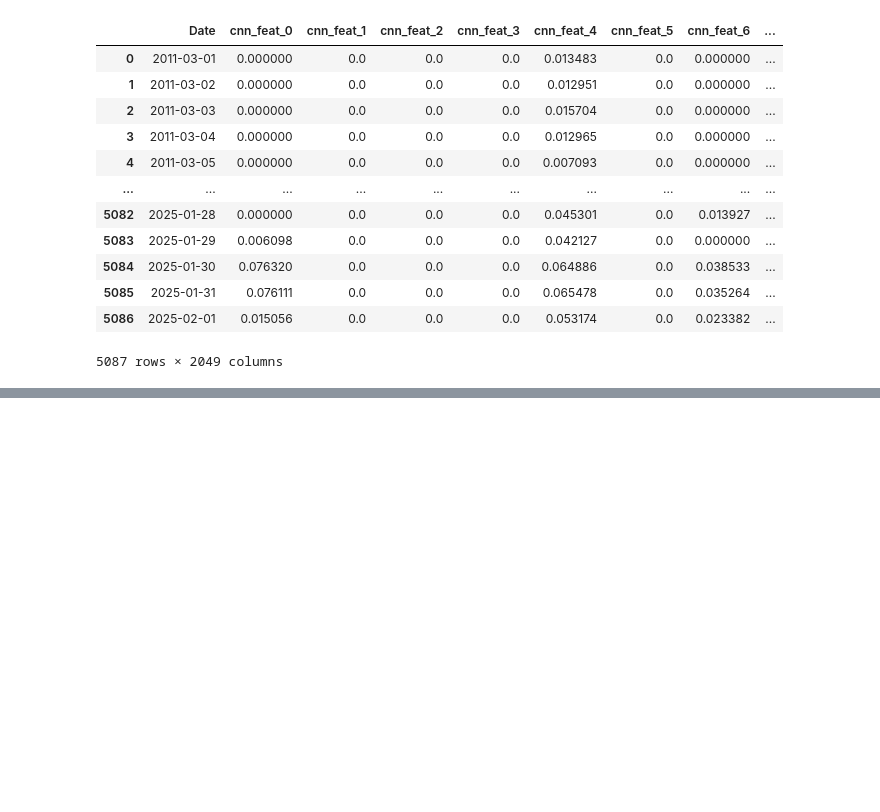
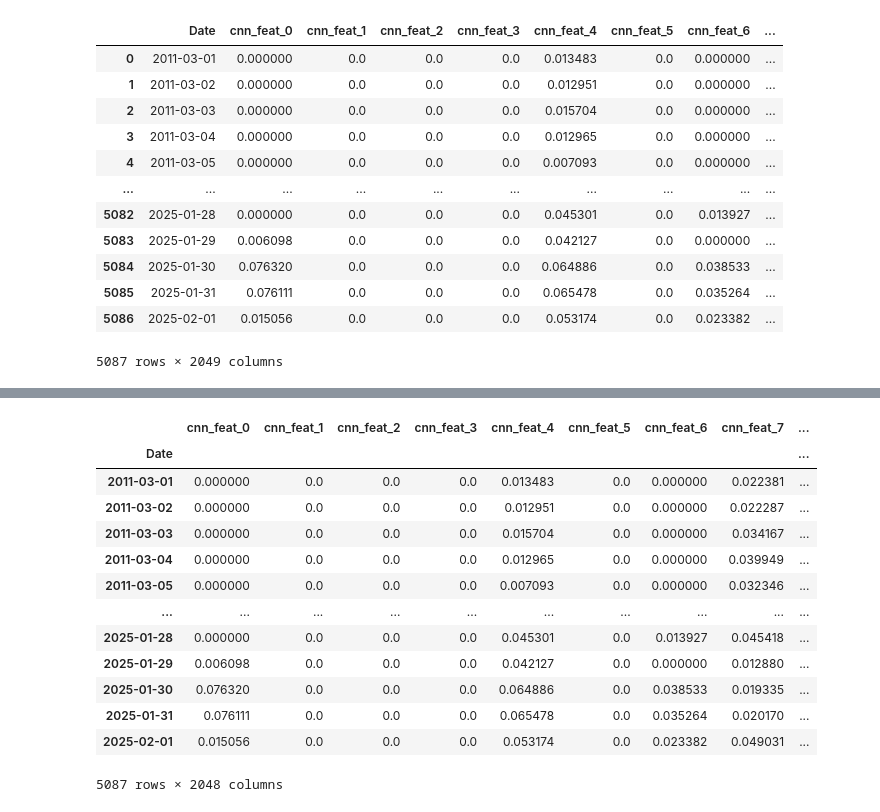
Before and after one commit to GUKHOJeong/Ocean_Project, a Jupyter notebook: data/Data_merge.ipynb, the cells around one changed output, grey strips where cells are left out. Saved outputs shown, nothing was run; the diff lists cells and outputs as text; code cells hidden in the pictures; blank space fills up the shorter version.

```diff
--- a/data/Data_merge.ipynb
+++ b/data/Data_merge.ipynb
@@ -295,0 +303,6 @@ ToTal_image_df
+# %%
+data = pd.read_csv('Ocean_Environment_Data.csv')
+# %%
+data = data.drop(columns='관측소')
+# %%
+data=data.set_index('Date')
@@ -295,0 +311,17 @@ ToTal_image_df
+# %%
+data[col]
+# %% [output]
+|  | cnn_feat_0 | cnn_feat_1 | cnn_feat_2 | cnn_feat_3 | cnn_feat_4 | cnn_feat_5 | cnn_feat_6 | cnn_feat_7 | ... |
+| Date |  |  |  |  |  |  |  |  | ... |
+| 2011-03-01 | 0.000000 | 0.0 | 0.0 | 0.0 | 0.013483 | 0.0 | 0.000000 | 0.022381 | ... |
+| 2011-03-02 | 0.000000 | 0.0 | 0.0 | 0.0 | 0.012951 | 0.0 | 0.000000 | 0.022287 | ... |
+| 2011-03-03 | 0.000000 | 0.0 | 0.0 | 0.0 | 0.015704 | 0.0 | 0.000000 | 0.034167 | ... |
+| 2011-03-04 | 0.000000 | 0.0 | 0.0 | 0.0 | 0.012965 | 0.0 | 0.000000 | 0.039949 | ... |
+| 2011-03-05 | 0.000000 | 0.0 | 0.0 | 0.0 | 0.007093 | 0.0 | 0.000000 | 0.032346 | ... |
+| ... | ... | ... | ... | ... | ... | ... | ... | ... | ... |
+| 2025-01-28 | 0.000000 | 0.0 | 0.0 | 0.0 | 0.045301 | 0.0 | 0.013927 | 0.045418 | ... |
+| 2025-01-29 | 0.006098 | 0.0 | 0.0 | 0.0 | 0.042127 | 0.0 | 0.000000 | 0.012880 | ... |
+| 2025-01-30 | 0.076320 | 0.0 | 0.0 | 0.0 | 0.064886 | 0.0 | 0.038533 | 0.019335 | ... |
+| 2025-01-31 | 0.076111 | 0.0 | 0.0 | 0.0 | 0.065478 | 0.0 | 0.035264 | 0.020170 | ... |
+| 2025-02-01 | 0.015056 | 0.0 | 0.0 | 0.0 | 0.053174 | 0.0 | 0.023382 | 0.049031 | ... |
+5087 rows × 2048 columns
```
Also changed, not shown: parts of 17 cells of this notebook, 4 other files.
